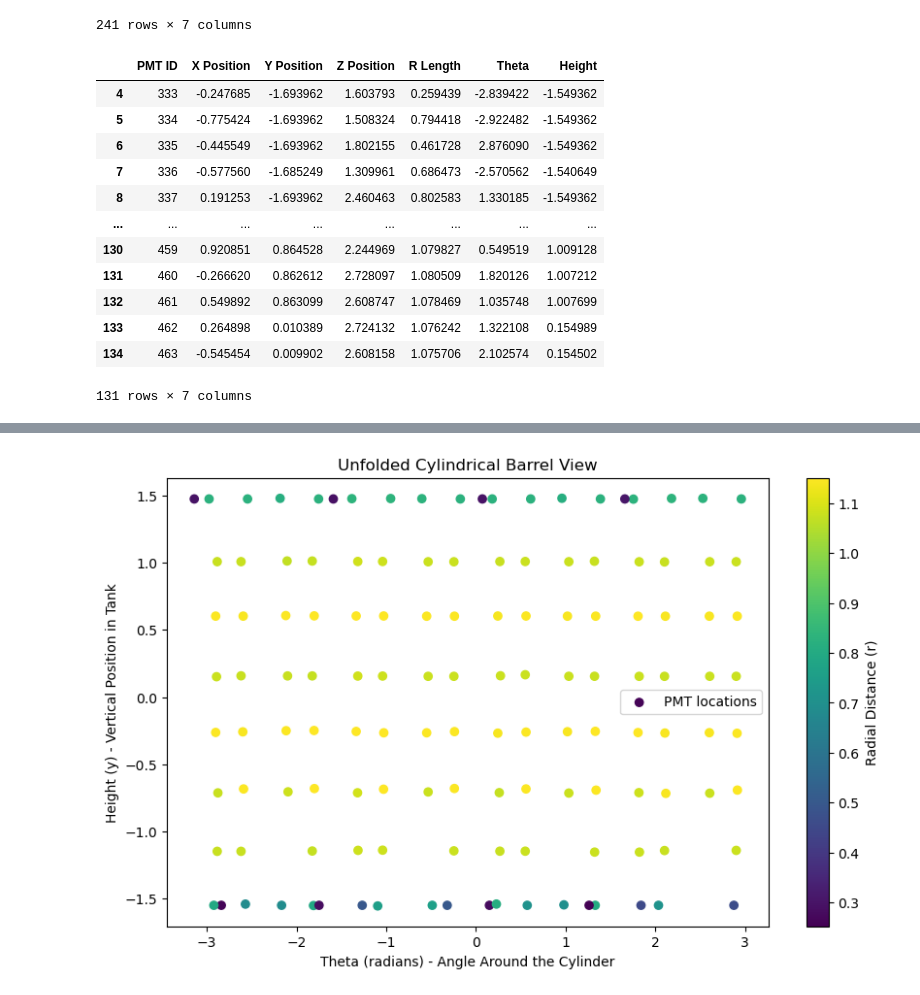
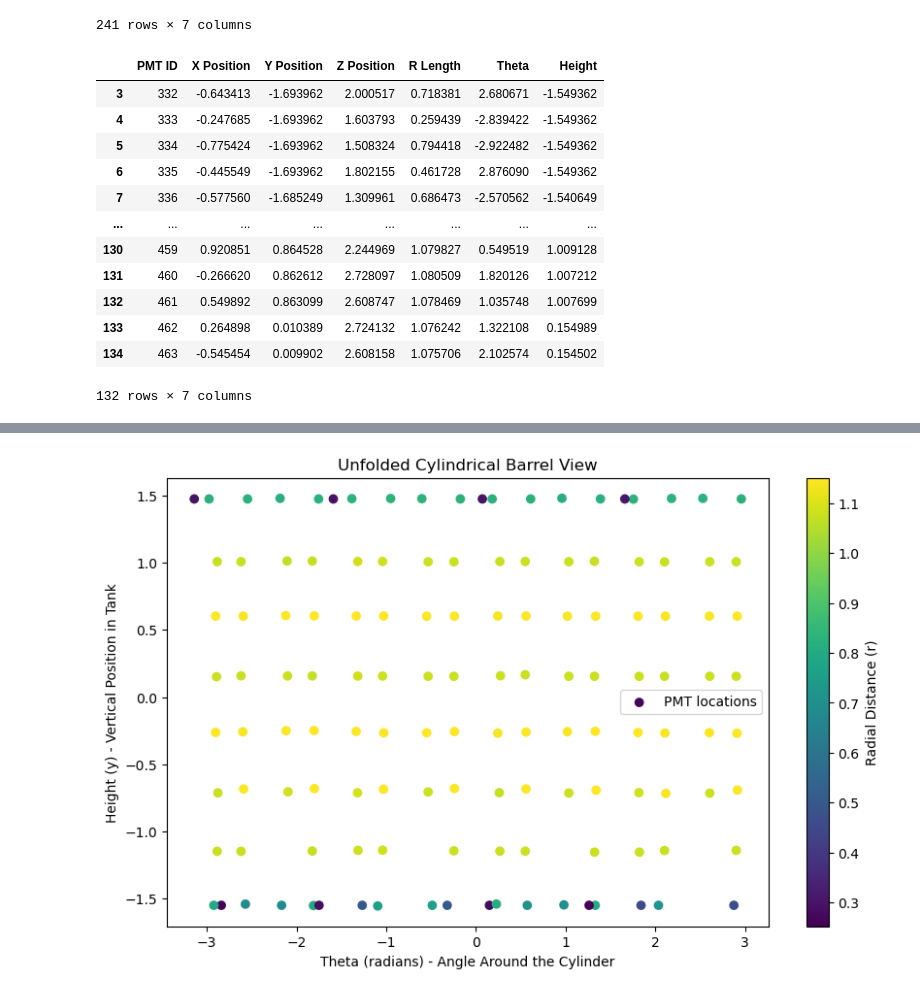
Before and after one commit to EliWBH/Wetstein-Group-Code, a Jupyter notebook: laser_calibration/calibration_runs/pmtMapping.ipynb, the cells around one changed output, grey strips where cells are left out. Drawn from its saved outputs; the diff is of its cells as text; code cells hidden in the pictures.

```diff
--- a/laser_calibration/calibration_runs/run623/pmtMapping.ipynb
+++ b/laser_calibration/calibration_runs/pmtMapping.ipynb
@@ -56,7 +56,7 @@ def read_annie_geometry(filename):
     df = pd.read_csv('FullTankPMTGeometry.csv')
 
     # Step 2: Drop the first 4 rows and the last row
-    df = df.iloc[4:-1]  # .iloc to slice, starting from the 5th row to the second-to-last row
+    df = df.iloc[3:-1]  # .iloc to slice, starting from the 5th row to the second-to-last row
 
     # Step 3: Select the first, fifth, sixth, and seventh columns
     selected_columns = df.iloc[:, [0, 4, 5, 6]]  # 0, 4, 5, and 6 are the indices for the first, fifth, sixth, and seventh columns
@@ -65,45 +65,45 @@ def read_annie_geometry(filename):
     selected_columns = selected_columns.apply(pd.to_numeric, errors='coerce')  # Converts columns to numeric types
     selected_columns.columns = ['PMT ID', 'X Position', 'Y Position', 'Z Position']
 
     annie_geo = selected_columns
     # Step 5: Convert the selected columns to a matrix (numpy array)
     matrix = selected_columns.to_numpy()
 
     # Step 6: Add .1446 to the third column (index 2) and -1.681 to the fourth column (index 3)
     matrix[:, 2] += 0.1446  # Add .1446 to the third column (index 2)
     matrix[:, 3] += -1.681  # Add -1.681 to the fourth column (index 3)
 
     # Step 7: Calculate cylindrical coordinates
     # r = sqrt(x^2 + z^2)
     r_cylindrical = np.sqrt(matrix[:, 1]**2 + matrix[:, 3]**2)  # matrix[:, 1] is x, matrix[:, 3] is z
 
     # theta = atan2(z, x) (angle in the xy-plane)
     theta_cylindrical = np.arctan2(matrix[:, 3], matrix[:, 1])  # matrix[:, 3] is z, matrix[:, 1] is x
 
     # y = height (directly taken from the third column)
     height = matrix[:, 2]  # matrix[:, 2] is y, which is the height
 
     annie_geo['R Length'] = r_cylindrical
     annie_geo['Theta'] = theta_cylindrical
     annie_geo['Height'] = height
 
     return annie_geo
 
 read_annie_geometry('FullTankPMTGeometry.csv')
 # %% [output]
 |  | PMT ID | X Position | Y Position | Z Position | R Length | Theta | Height |
+| 3 | 332 | -0.643413 | -1.693962 | 2.000517 | 0.718381 | 2.680671 | -1.549362 |
 | 4 | 333 | -0.247685 | -1.693962 | 1.603793 | 0.259439 | -2.839422 | -1.549362 |
 | 5 | 334 | -0.775424 | -1.693962 | 1.508324 | 0.794418 | -2.922482 | -1.549362 |
 | 6 | 335 | -0.445549 | -1.693962 | 1.802155 | 0.461728 | 2.876090 | -1.549362 |
 | 7 | 336 | -0.577560 | -1.685249 | 1.309961 | 0.686473 | -2.570562 | -1.540649 |
-| 8 | 337 | 0.191253 | -1.693962 | 2.460463 | 0.802583 | 1.330185 | -1.549362 |
 | ... | ... | ... | ... | ... | ... | ... | ... |
 | 130 | 459 | 0.920851 | 0.864528 | 2.244969 | 1.079827 | 0.549519 | 1.009128 |
 | 131 | 460 | -0.266620 | 0.862612 | 2.728097 | 1.080509 | 1.820126 | 1.007212 |
 | 132 | 461 | 0.549892 | 0.863099 | 2.608747 | 1.078469 | 1.035748 | 1.007699 |
 | 133 | 462 | 0.264898 | 0.010389 | 2.724132 | 1.076242 | 1.322108 | 0.154989 |
 | 134 | 463 | -0.545454 | 0.009902 | 2.608158 | 1.075706 | 2.102574 | 0.154502 |
-131 rows × 7 columns
+132 rows × 7 columns
 # %%
 #Use a PMT to get its position
 def id_to_geo(id, geometry):
```
Also changed, not shown: parts of 5 cells of this notebook, 49 other files.
